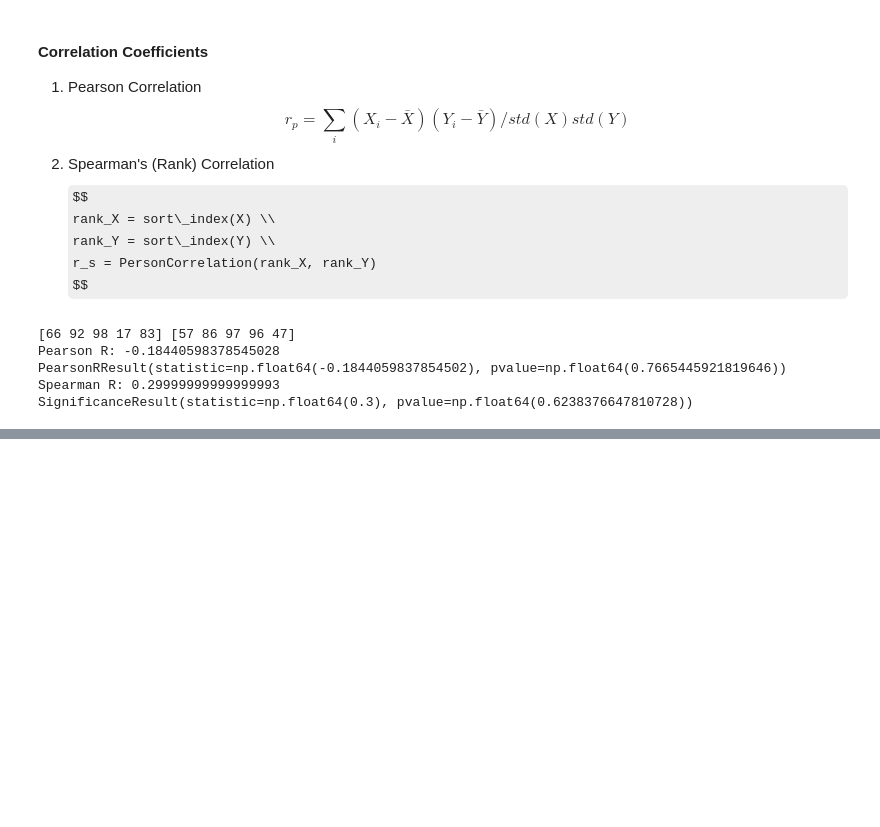
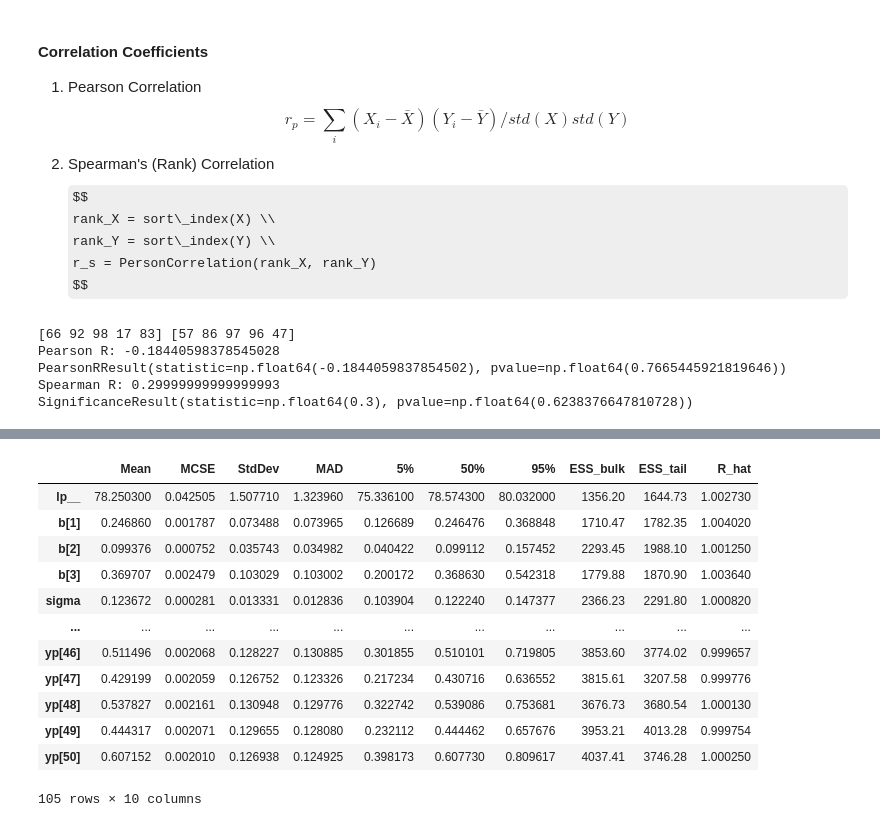
Before and after one commit to atruergod/Matsuura2022_Bayesian_Statistical_Modeling_with_Stan_R_and_Python, a Jupyter notebook: yndk/ch05/ch5.1_Multiple_Linear_Regression.ipynb, the cells around one changed output, grey strips where cells are left out. Cells and saved outputs as stored; diff of their text form; code cells hidden in the pictures; some formulas as TeX source; blank space fills up the shorter version.

```diff
--- a/yndk/ch05/ch5.1_Multiple_Linear_Regression.ipynb
+++ b/yndk/ch05/ch5.1_Multiple_Linear_Regression.ipynb
@@ -144,0 +229,16 @@ SignificanceResult(statistic=np.float64(0.3), pvalue=np.float64(0.62383766478107
+# %%
+fit_sim.summary()
+# %% [output]
+|  | Mean | MCSE | StdDev | MAD | 5% | 50% | 95% | ESS_bulk | ESS_tail | R_hat |
+| lp__ | 78.250300 | 0.042505 | 1.507710 | 1.323960 | 75.336100 | 78.574300 | 80.032000 | 1356.20 | 1644.73 | 1.002730 |
+| b[1] | 0.246860 | 0.001787 | 0.073488 | 0.073965 | 0.126689 | 0.246476 | 0.368848 | 1710.47 | 1782.35 | 1.004020 |
+| b[2] | 0.099376 | 0.000752 | 0.035743 | 0.034982 | 0.040422 | 0.099112 | 0.157452 | 2293.45 | 1988.10 | 1.001250 |
+| b[3] | 0.369707 | 0.002479 | 0.103029 | 0.103002 | 0.200172 | 0.368630 | 0.542318 | 1779.88 | 1870.90 | 1.003640 |
+| sigma | 0.123672 | 0.000281 | 0.013331 | 0.012836 | 0.103904 | 0.122240 | 0.147377 | 2366.23 | 2291.80 | 1.000820 |
+| ... | ... | ... | ... | ... | ... | ... | ... | ... | ... | ... |
+| yp[46] | 0.511496 | 0.002068 | 0.128227 | 0.130885 | 0.301855 | 0.510101 | 0.719805 | 3853.60 | 3774.02 | 0.999657 |
+| yp[47] | 0.429199 | 0.002059 | 0.126752 | 0.123326 | 0.217234 | 0.430716 | 0.636552 | 3815.61 | 3207.58 | 0.999776 |
+| yp[48] | 0.537827 | 0.002161 | 0.130948 | 0.129776 | 0.322742 | 0.539086 | 0.753681 | 3676.73 | 3680.54 | 1.000130 |
+| yp[49] | 0.444317 | 0.002071 | 0.129655 | 0.128080 | 0.232112 | 0.444462 | 0.657676 | 3953.21 | 4013.28 | 0.999754 |
+| yp[50] | 0.607152 | 0.002010 | 0.126938 | 0.124925 | 0.398173 | 0.607730 | 0.809617 | 4037.41 | 3746.28 | 1.000250 |
+105 rows × 10 columns
```
Also changed, not shown: parts of 12 cells of this notebook.
